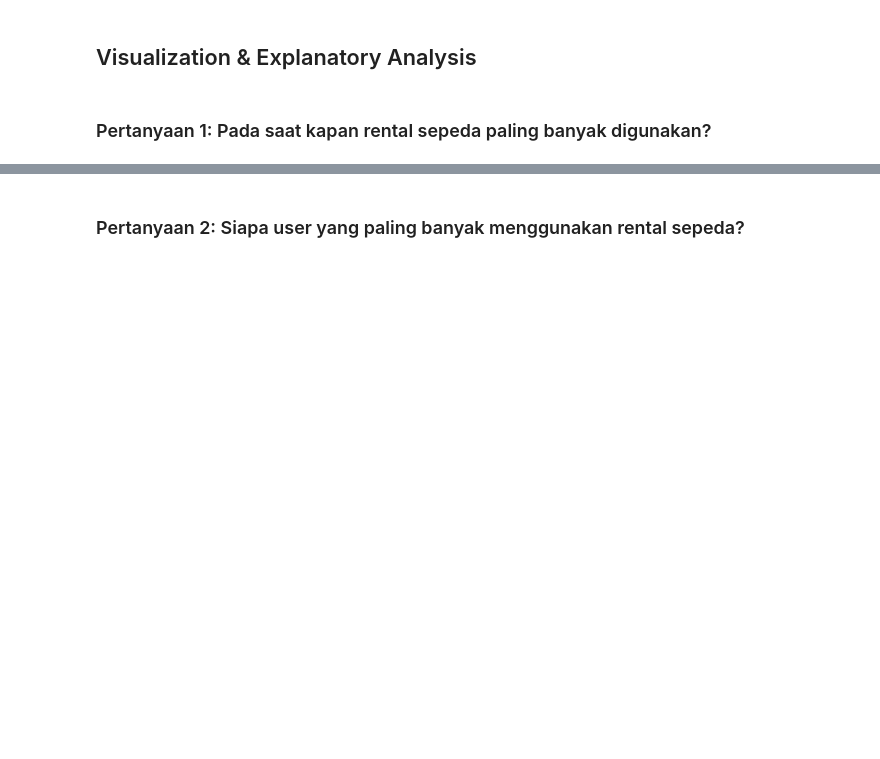
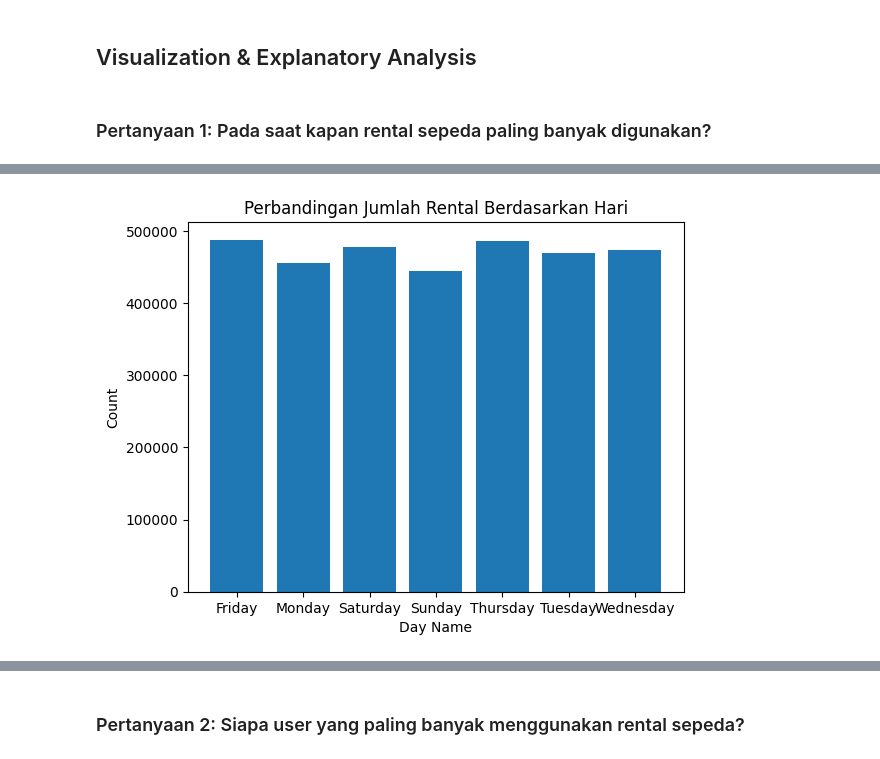
Before and after one commit to yeremiayospane/Project-Data-Analisis-Dicoding, a Jupyter notebook: project.ipynb, the cells around one changed output, grey strips where cells are left out. Drawn from its saved outputs; the diff is of its cells as text; code cells hidden in the pictures; blank space fills up the shorter version.

```diff
--- a/project.ipynb
+++ b/project.ipynb
@@ -379,0 +368,16 @@ result_time_category
+# %%
+result_day_name = df_day.groupby('day_name')['cnt'].sum().reset_index()
+plt.bar(result_day_name['day_name'], result_day_name['cnt'])
+
+# Mengubah teks sumbu x
+plt.xlabel("Day Name")
+# Mengubah teks sumbu y
+plt.ylabel("Count")
+
+# Menambahkan judul
+plt.title("Perbandingan Jumlah Rental Berdasarkan Hari")
+
+# Tampilkan plot
+plt.show()
+# %% [output]
+[figure, added]
```
Also changed, not shown: parts of 13 cells of this notebook.
